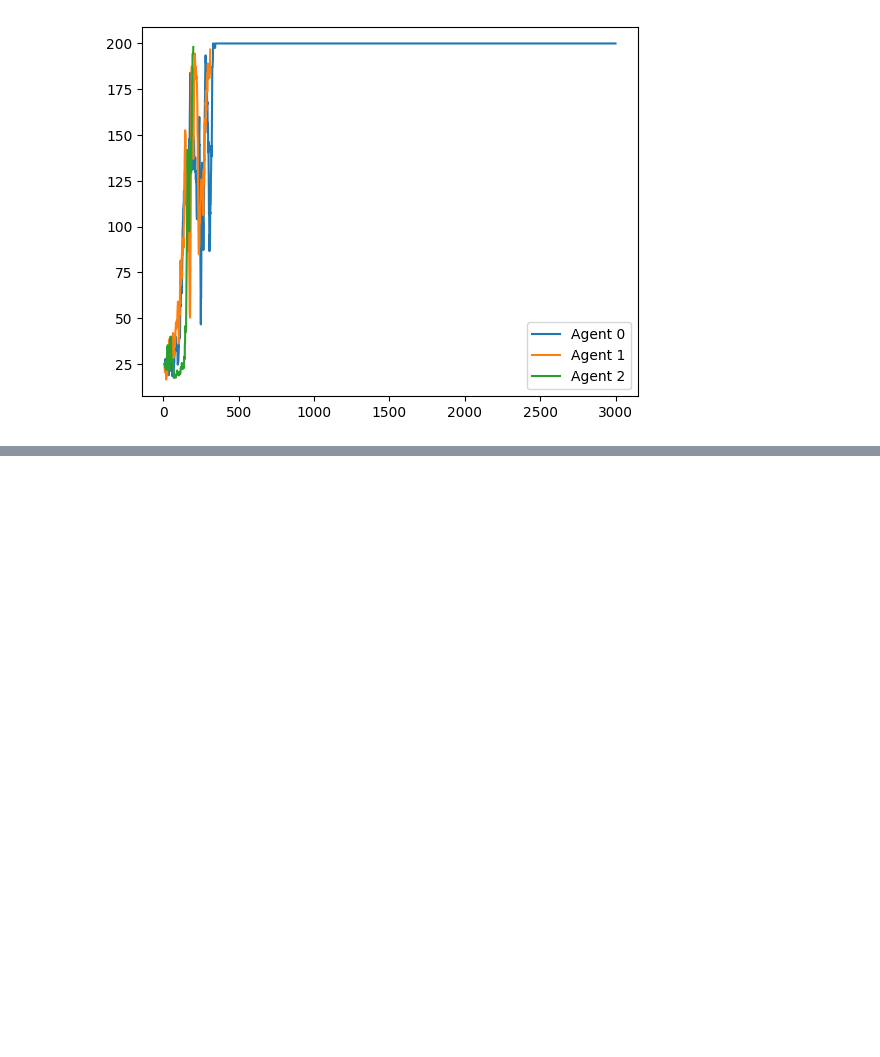
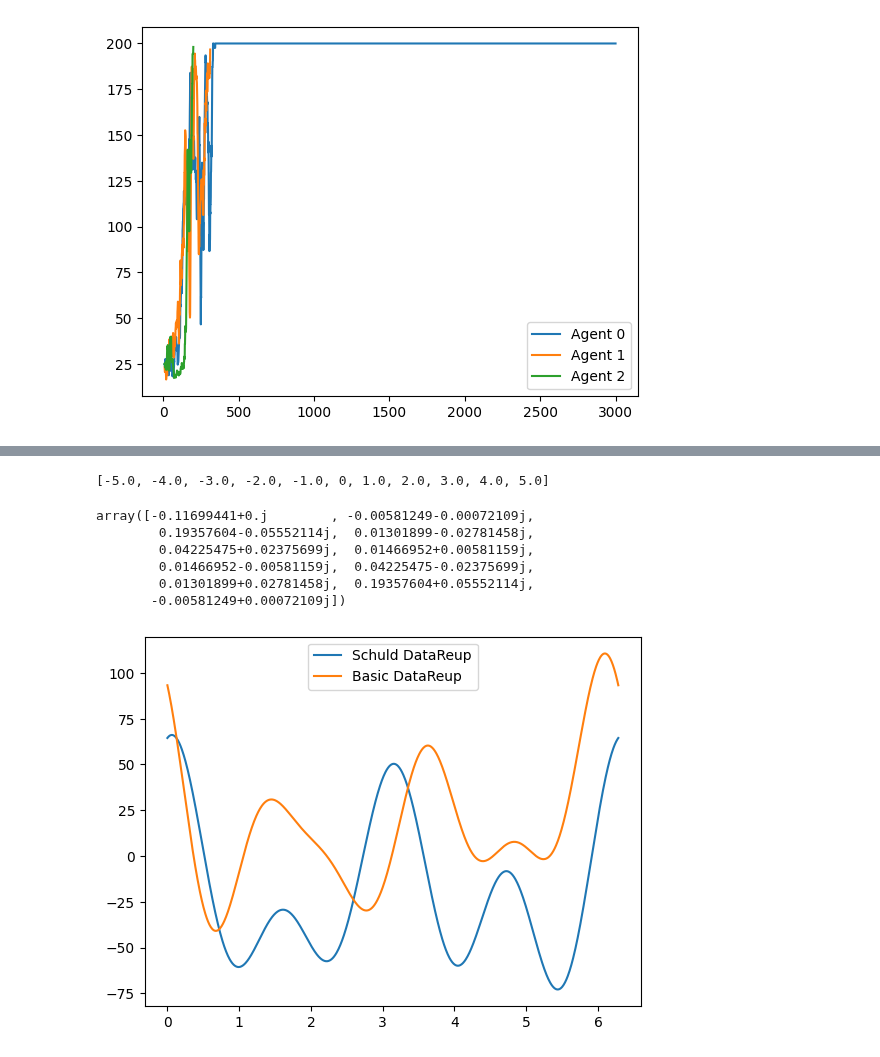
Before and after one commit to RodrigoCoelho7/VQC_Qlearning, a Jupyter notebook: data_analysis/fourier_analysis.ipynb, the cells around one changed output, grey strips where cells are left out. Saved outputs shown, nothing was run; the diff lists cells and outputs as text; code cells hidden in the pictures; blank space fills up the shorter version.

```diff
--- a/data_analysis/fourier_analysis.ipynb
+++ b/data_analysis/fourier_analysis.ipynb
@@ -160,0 +168,4 @@ fourier_analysis_schuld = Fourier_Analysis(num_qubits, num_layers, circuit_arch,
+# %%
+freqs_schuld = fourier_analysis_schuld.circuit_spectrum()
+freqs_basic = fourier_analysis_basic.circuit_spectrum()
+freqs_baseline = fourier_analysis_baseline.circuit_spectrum()
@@ -160,0 +193,4 @@ fourier_analysis_schuld = Fourier_Analysis(num_qubits, num_layers, circuit_arch,
+# %%
+coeffs_schuld = fourier_analysis_schuld.fourier_coefficients()
+coeffs_basic = fourier_analysis_basic.fourier_coefficients()
+coeffs_baseline = fourier_analysis_baseline.fourier_coefficients()
@@ -160,0 +205,13 @@ fourier_analysis_schuld = Fourier_Analysis(num_qubits, num_layers, circuit_arch,
+# %%
+freqs_schuld["x_0"]
+# %% [output]
+[-5.0, -4.0, -3.0, -2.0, -1.0, 0, 1.0, 2.0, 3.0, 4.0, 5.0]
+# %%
+coeffs_schuld
+# %% [output]
+array([-0.11699441+0.j        , -0.00581249-0.00072109j,
+        0.19357604-0.05552114j,  0.01301899-0.02781458j,
+        0.04225475+0.02375699j,  0.01466952+0.00581159j,
+        0.01466952-0.00581159j,  0.04225475-0.02375699j,
+        0.01301899+0.02781458j,  0.19357604+0.05552114j,
+       -0.00581249+0.00072109j])
@@ -160,0 +250,30 @@ fourier_analysis_schuld = Fourier_Analysis(num_qubits, num_layers, circuit_arch,
+# %%
+t = np.linspace(0, 2*np.pi, num = 1000)
+
+amplitudes_schuld = np.abs(aux_coeffs_schuld) * schuld_datareup_outscaling_weights[0][0]
+phases_schuld = np.angle(aux_coeffs_schuld)
+
+amplitudes_basic = np.abs(aux_coeffs_basic) * basic_datareup_outscaling_weights[0][0]
+phases_basic = np.angle(aux_coeffs_basic)
+
+amplitudes_baseline = np.abs(aux_coeffs_baseline) * baseline_outscaling_weights[0][0]
+phases_baseline = np.angle(aux_coeffs_baseline)
+
+fourier_series_schuld = np.zeros_like(t)
+for i, freq in enumerate(freqs_schuld["x_0"]):
+    fourier_series_schuld += amplitudes_schuld[i] * np.cos(freq * t + phases_schuld[i])
+
+fourier_series_basic = np.zeros_like(t)
+for i, freq in enumerate(freqs_basic["x_0"]):
+    fourier_series_basic += amplitudes_basic[i] * np.cos(freq * t + phases_basic[i])
+
+fourier_series_baseline = np.zeros_like(t)
+for i, freq in enumerate(freqs_baseline["x_0"]):
+    fourier_series_baseline += amplitudes_baseline[i] * np.cos(freq * t + phases_baseline[i])
+
+plt.plot(t, fourier_series_schuld, label = "Schuld DataReup")
+plt.plot(t, fourier_series_basic, label = "Basic DataReup")
+plt.legend()
+plt.show()
+# %% [output]
+[figure, added]
```
Also changed, not shown: parts of 10 cells of this notebook, 8 other files.
